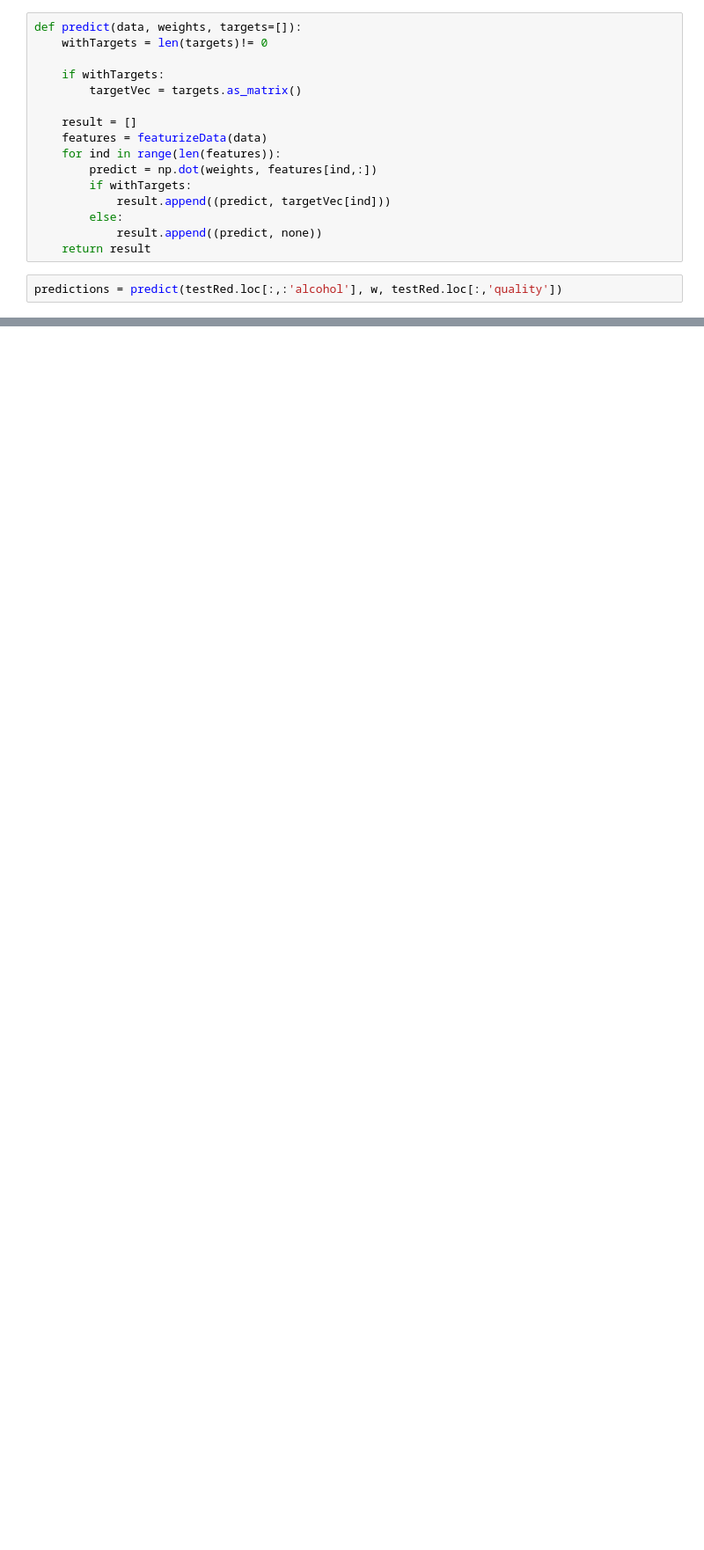
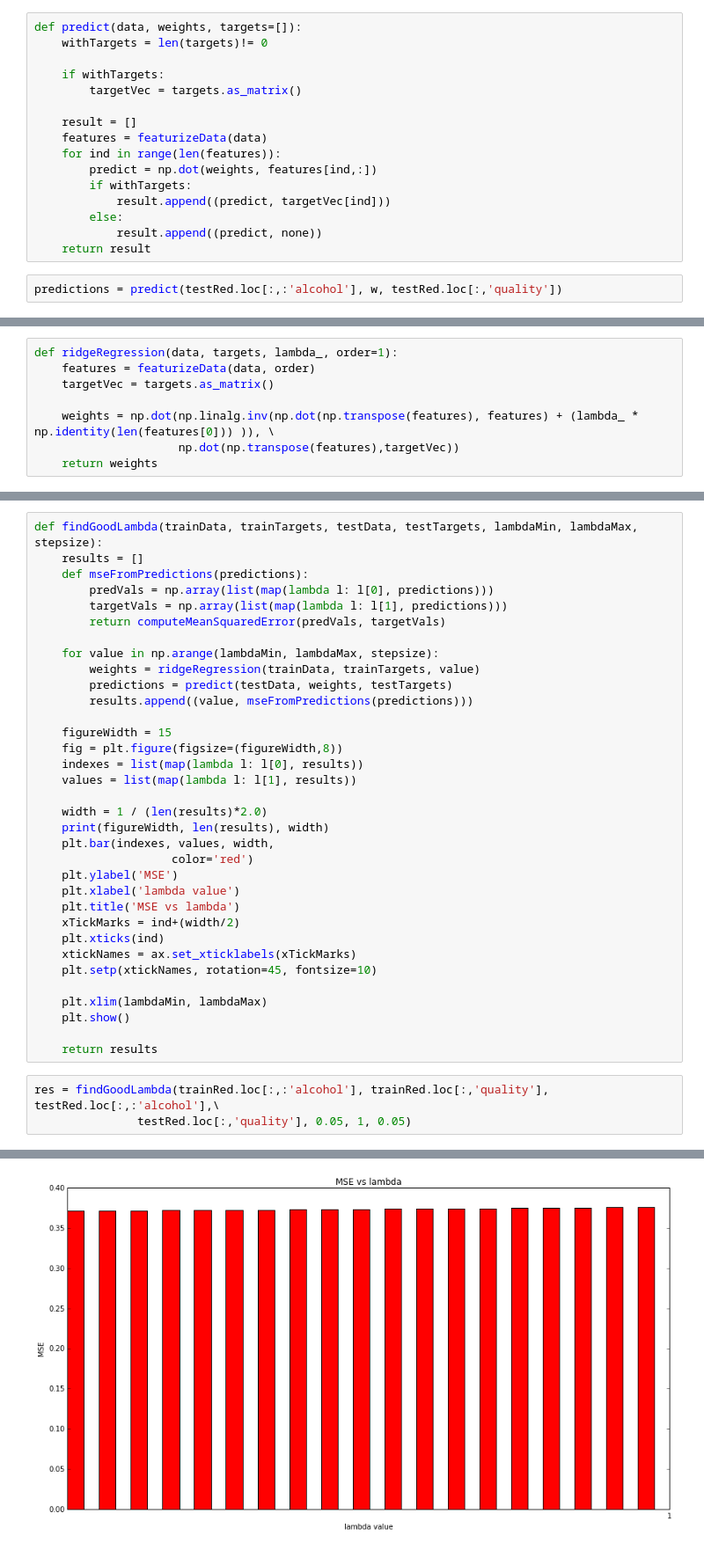
Before and after one commit to adriculteur/ASI_Assignment, a Jupyter notebook: ASI_Assignment.ipynb, the cells around one changed output, grey strips where cells are left out. Shown at 88% size. Drawn from its saved outputs; the diff is of its cells as text; blank space fills up the shorter version.

```diff
--- a/ASI_Assignment.ipynb
+++ b/ASI_Assignment.ipynb
@@ -181,0 +222,8 @@ The mean squared error is 0.3567
+# %%
+def ridgeRegression(data, targets, lambda_, order=1):
+    features = featurizeData(data, order)
+    targetVec = targets.as_matrix()
+
+    weights = np.dot(np.linalg.inv(np.dot(np.transpose(features), features) + (lambda_ * np.identity(len(features[0])) )), \
+                     np.dot(np.transpose(features),targetVec))
+    return weights
@@ -181,0 +233,38 @@ The mean squared error is 0.3567
+# %%
+def findGoodLambda(trainData, trainTargets, testData, testTargets, lambdaMin, lambdaMax, stepsize):
+    results = []
+    def mseFromPredictions(predictions):
+        predVals = np.array(list(map(lambda l: l[0], predictions)))
+        targetVals = np.array(list(map(lambda l: l[1], predictions)))
+        return computeMeanSquaredError(predVals, targetVals)
+
+    for value in np.arange(lambdaMin, lambdaMax, stepsize):
+        weights = ridgeRegression(trainData, trainTargets, value)
+        predictions = predict(testData, weights, testTargets)
+        results.append((value, mseFromPredictions(predictions)))
+
+    figureWidth = 15
+    fig = plt.figure(figsize=(figureWidth,8))
+    indexes = list(map(lambda l: l[0], results))
+    values = list(map(lambda l: l[1], results))
+
+    width = 1 / (len(results)*2.0)
+    print(figureWidth, len(results), width)
+    plt.bar(indexes, values, width,
+                    color='red')
+    plt.ylabel('MSE')
+    plt.xlabel('lambda value')
+    plt.title('MSE vs lambda')
+    xTickMarks = ind+(width/2)
+    plt.xticks(ind)
+    xtickNames = ax.set_xticklabels(xTickMarks)
+    plt.setp(xtickNames, rotation=45, fontsize=10)
+
+    plt.xlim(lambdaMin, lambdaMax)
+    plt.show()
+
+    return results
+# %%
+res = findGoodLambda(trainRed.loc[:,:'alcohol'], trainRed.loc[:,'quality'], testRed.loc[:,:'alcohol'],\
+               testRed.loc[:,'quality'], 0.05, 1, 0.05)
+# %% [output]
@@ -181,0 +272 @@ The mean squared error is 0.3567
+[figure, added]
```
Also changed, not shown: parts of 18 cells of this notebook.
